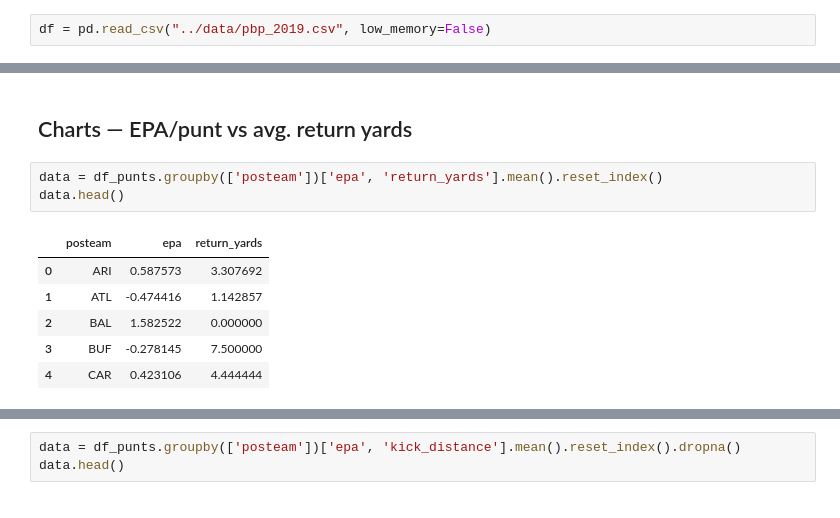
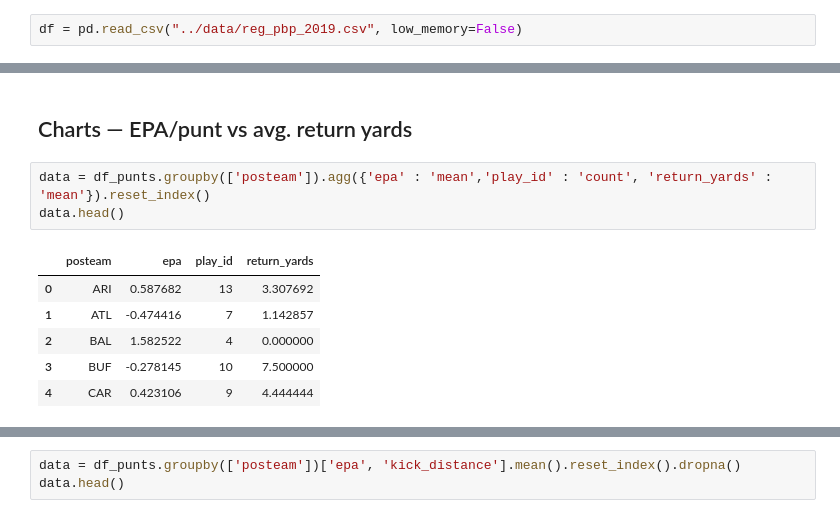
Before and after one commit to larsjaakko/nfl-notebooks, a Jupyter notebook: 2019/Punt EPA.ipynb, the cells around one changed output, grey strips where cells are left out. Saved outputs shown, nothing was run; the diff lists cells and outputs as text.

```diff
--- a/2019/Punt EPA.ipynb
+++ b/2019/Punt EPA.ipynb
@@ -123,7 +124,7 @@ team_colors_gray = {
 # %% [markdown]
 ## Data
 # %%
-df = pd.read_csv("../data/pbp_2019.csv", low_memory=False)
+df = pd.read_csv("../data/reg_pbp_2019.csv", low_memory=False)
 # %% [markdown]
 ## EPA per punt
 # %%
@@ -226,15 +229,15 @@ df_punts.groupby(['punter_player_name', 'posteam'])['kick_distance'].mean().rese
 # %% [markdown]
 ## Charts — EPA/punt vs avg. return yards
 # %%
-data = df_punts.groupby(['posteam'])['epa', 'return_yards'].mean().reset_index()
+data = df_punts.groupby(['posteam']).agg({'epa' : 'mean','play_id' : 'count', 'return_yards' : 'mean'}).reset_index()
 data.head()
 # %% [output]
-|  | posteam | epa | return_yards |
-| 0 | ARI | 0.587573 | 3.307692 |
-| 1 | ATL | -0.474416 | 1.142857 |
-| 2 | BAL | 1.582522 | 0.000000 |
-| 3 | BUF | -0.278145 | 7.500000 |
-| 4 | CAR | 0.423106 | 4.444444 |
+|  | posteam | epa | play_id | return_yards |
+| 0 | ARI | 0.587682 | 13 | 3.307692 |
+| 1 | ATL | -0.474416 | 7 | 1.142857 |
+| 2 | BAL | 1.582522 | 4 | 0.000000 |
+| 3 | BUF | -0.278145 | 10 | 7.500000 |
+| 4 | CAR | 0.423106 | 9 | 4.444444 |
 # %%
 f, ax = plt.subplots(figsize=(12, 8))
 
```
Also changed, not shown: parts of 5 cells of this notebook, 1 other file.
